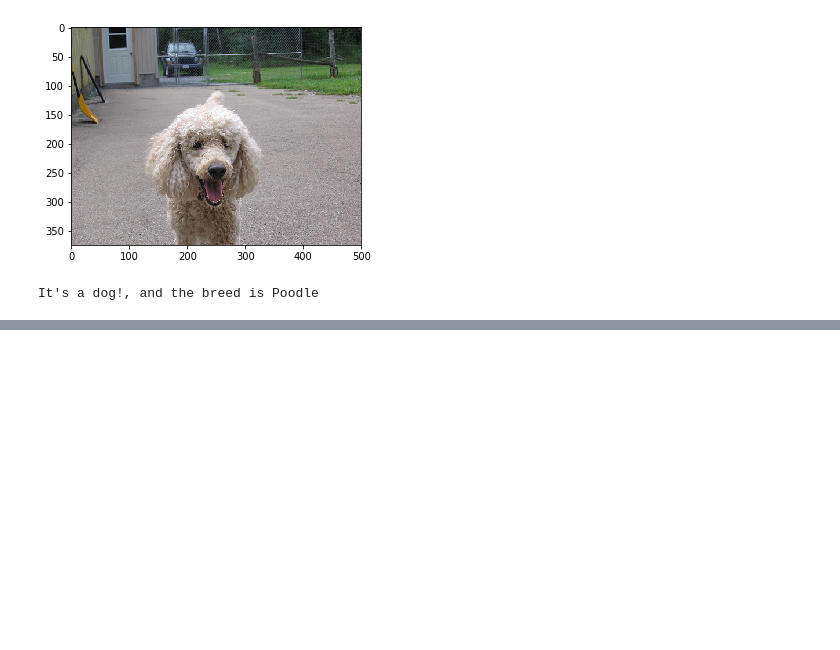
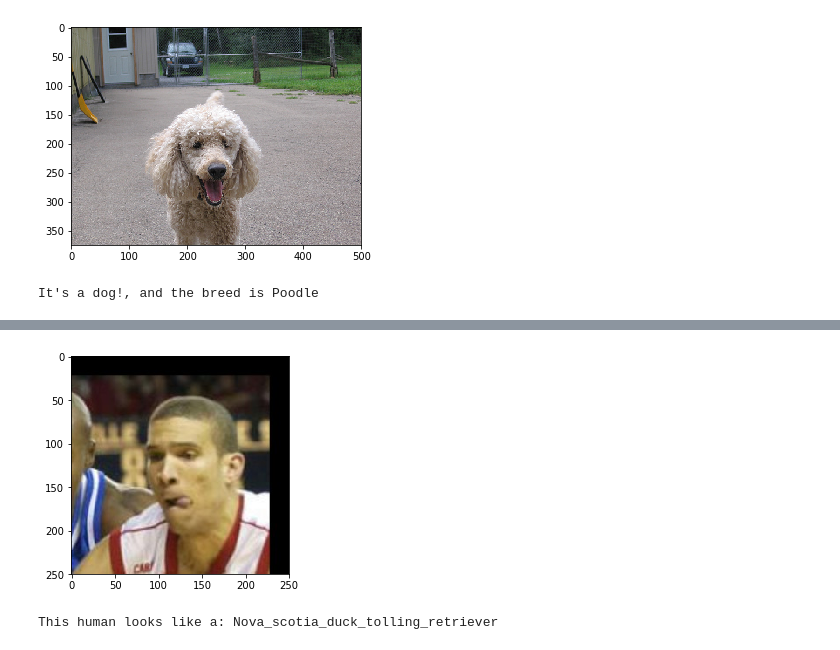
Before and after one commit to arunansu/Udacity, a Jupyter notebook: AI/dog-project/dog_app.ipynb, the cells around one changed output, grey strips where cells are left out. Cells and saved outputs as stored; diff of their text form; code cells hidden in the pictures; blank space fills up the shorter version.

```diff
--- a/AI/dog-project/dog_app.ipynb
+++ b/AI/dog-project/dog_app.ipynb
@@ -761,0 +782,5 @@ This human looks like a: Lowchen
+# %%
+human_dog_detector('lfw/Francisco_Garcia/Francisco_Garcia_0001.jpg')
+# %% [output]
+[figure, added]
+This human looks like a: Nova_scotia_duck_tolling_retriever
```
Also changed, not shown: parts of 15 cells of this notebook, 1 other file.
